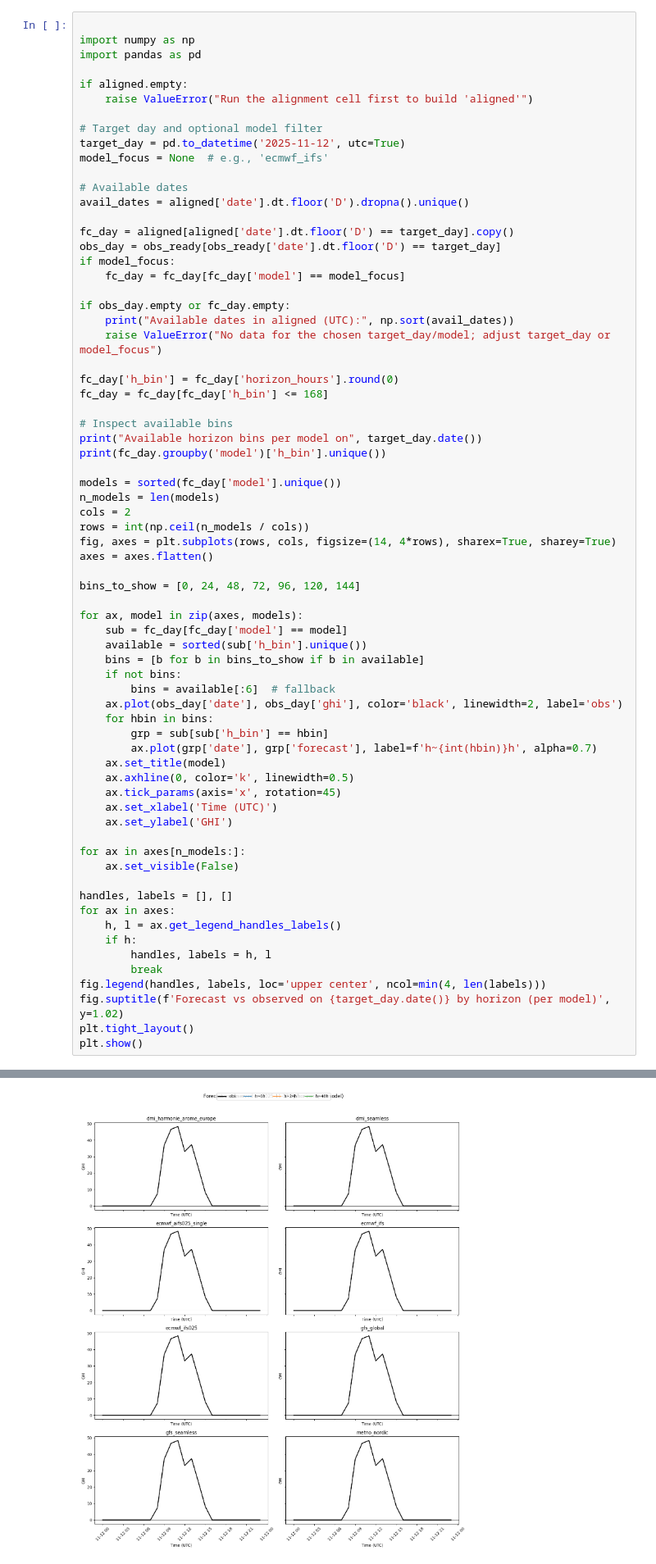
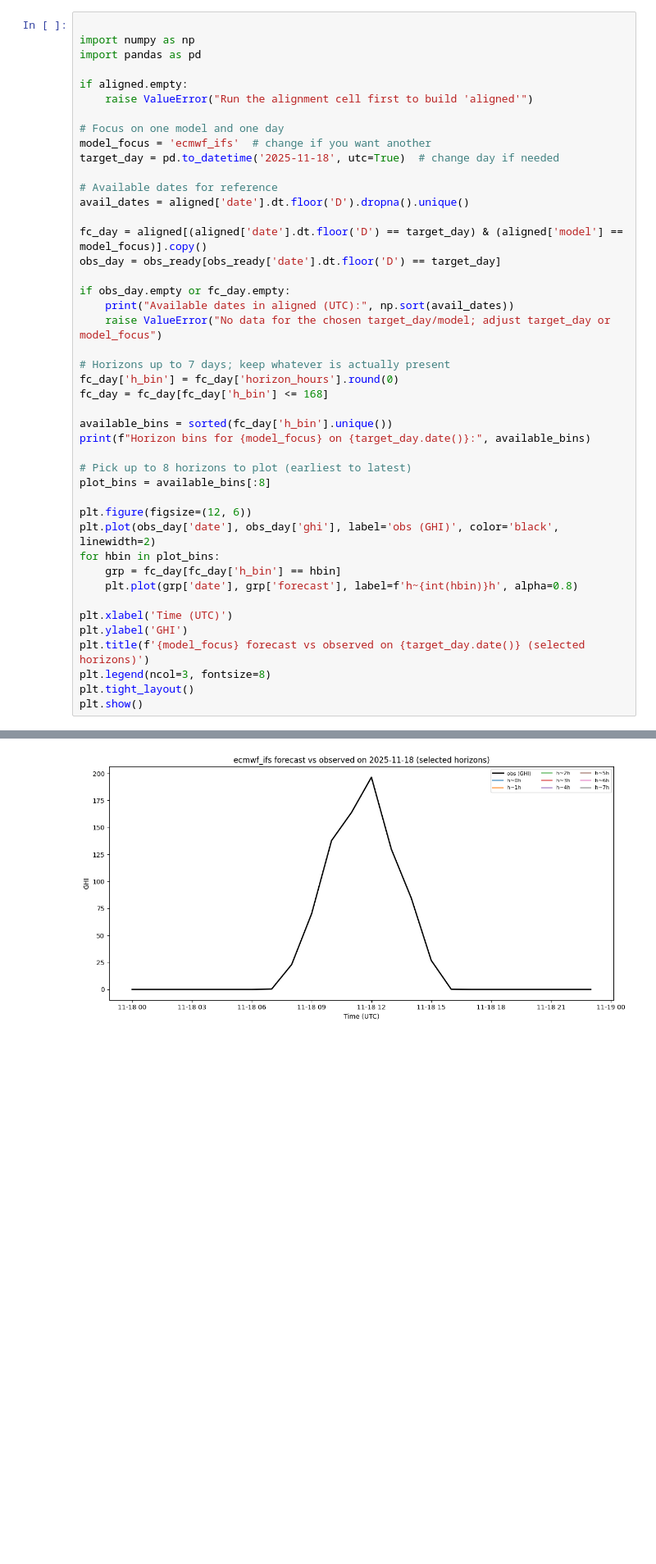
Before and after one commit to Louis2308/Solar-poster, a Jupyter notebook: Forcast_Comparison.ipynb, the cells around one changed output, grey strips where cells are left out. Shown at 82% size. Drawn from its saved outputs; the diff is of its cells as text; blank space fills up the shorter version.

```diff
--- a/Forcast_Comparison.ipynb
+++ b/Forcast_Comparison.ipynb
@@ -211,65 +211,40 @@ import pandas as pd
 if aligned.empty:
     raise ValueError("Run the alignment cell first to build 'aligned'")
 
-# Target day and optional model filter
-target_day = pd.to_datetime('2025-11-12', utc=True)
-model_focus = None  # e.g., 'ecmwf_ifs'
+# Focus on one model and one day
+model_focus = 'ecmwf_ifs'  # change if you want another
+target_day = pd.to_datetime('2025-11-18', utc=True)  # change day if needed
 
-# Available dates
+# Available dates for reference
 avail_dates = aligned['date'].dt.floor('D').dropna().unique()
 
-fc_day = aligned[aligned['date'].dt.floor('D') == target_day].copy()
+fc_day = aligned[(aligned['date'].dt.floor('D') == target_day) & (aligned['model'] == model_focus)].copy()
 obs_day = obs_ready[obs_ready['date'].dt.floor('D') == target_day]
-if model_focus:
-    fc_day = fc_day[fc_day['model'] == model_focus]
 
 if obs_day.empty or fc_day.empty:
     print("Available dates in aligned (UTC):", np.sort(avail_dates))
     raise ValueError("No data for the chosen target_day/model; adjust target_day or model_focus")
 
+# Horizons up to 7 days; keep whatever is actually present
 fc_day['h_bin'] = fc_day['horizon_hours'].round(0)
 fc_day = fc_day[fc_day['h_bin'] <= 168]
 
-# Inspect available bins
-print("Available horizon bins per model on", target_day.date())
-print(fc_day.groupby('model')['h_bin'].unique())
+available_bins = sorted(fc_day['h_bin'].unique())
+print(f"Horizon bins for {model_focus} on {target_day.date()}:", available_bins)
 
-models = sorted(fc_day['model'].unique())
-n_models = len(models)
-cols = 2
-rows = int(np.ceil(n_models / cols))
-fig, axes = plt.subplots(rows, cols, figsize=(14, 4*rows), sharex=True, sharey=True)
-axes = axes.flatten()
+# Pick up to 8 horizons to plot (earliest to latest)
+plot_bins = available_bins[:8]
 
-bins_to_show = [0, 24, 48, 72, 96, 120, 144]
+plt.figure(figsize=(12, 6))
+plt.plot(obs_day['date'], obs_day['ghi'], label='obs (GHI)', color='black', linewidth=2)
+for hbin in plot_bins:
+    grp = fc_day[fc_day['h_bin'] == hbin]
+    plt.plot(grp['date'], grp['forecast'], label=f'h~{int(hbin)}h', alpha=0.8)
 
-for ax, model in zip(axes, models):
-    sub = fc_day[fc_day['model'] == model]
-    available = sorted(sub['h_bin'].unique())
-    bins = [b for b in bins_to_show if b in available]
-    if not bins:
-        bins = available[:6]  # fallback
-    ax.plot(obs_day['date'], obs_day['ghi'], color='black', linewidth=2, label='obs')
-    for hbin in bins:
-        grp = sub[sub['h_bin'] == hbin]
-        ax.plot(grp['date'], grp['forecast'], label=f'h~{int(hbin)}h', alpha=0.7)
-    ax.set_title(model)
-    ax.axhline(0, color='k', linewidth=0.5)
-    ax.tick_params(axis='x', rotation=45)
-    ax.set_xlabel('Time (UTC)')
-    ax.set_ylabel('GHI')
-
-for ax in axes[n_models:]:
-    ax.set_visible(False)
-
-handles, labels = [], []
-for ax in axes:
-    h, l = ax.get_legend_handles_labels()
-    if h:
-        handles, labels = h, l
-        break
-fig.legend(handles, labels, loc='upper center', ncol=min(4, len(labels)))
-fig.suptitle(f'Forecast vs observed on {target_day.date()} by horizon (per model)', y=1.02)
+plt.xlabel('Time (UTC)')
+plt.ylabel('GHI')
+plt.title(f'{model_focus} forecast vs observed on {target_day.date()} (selected horizons)')
+plt.legend(ncol=3, fontsize=8)
 plt.tight_layout()
 plt.show()
 # %% [output]
@@ -287,4 +252,4 @@ Name: h_bin, dtype: object
-[figure, old version]
+[figure, new version]
 # %% [markdown]
 
 ## 5) Error metrics by horizon
```
Also changed, not shown: parts of 1 cell of this notebook.
